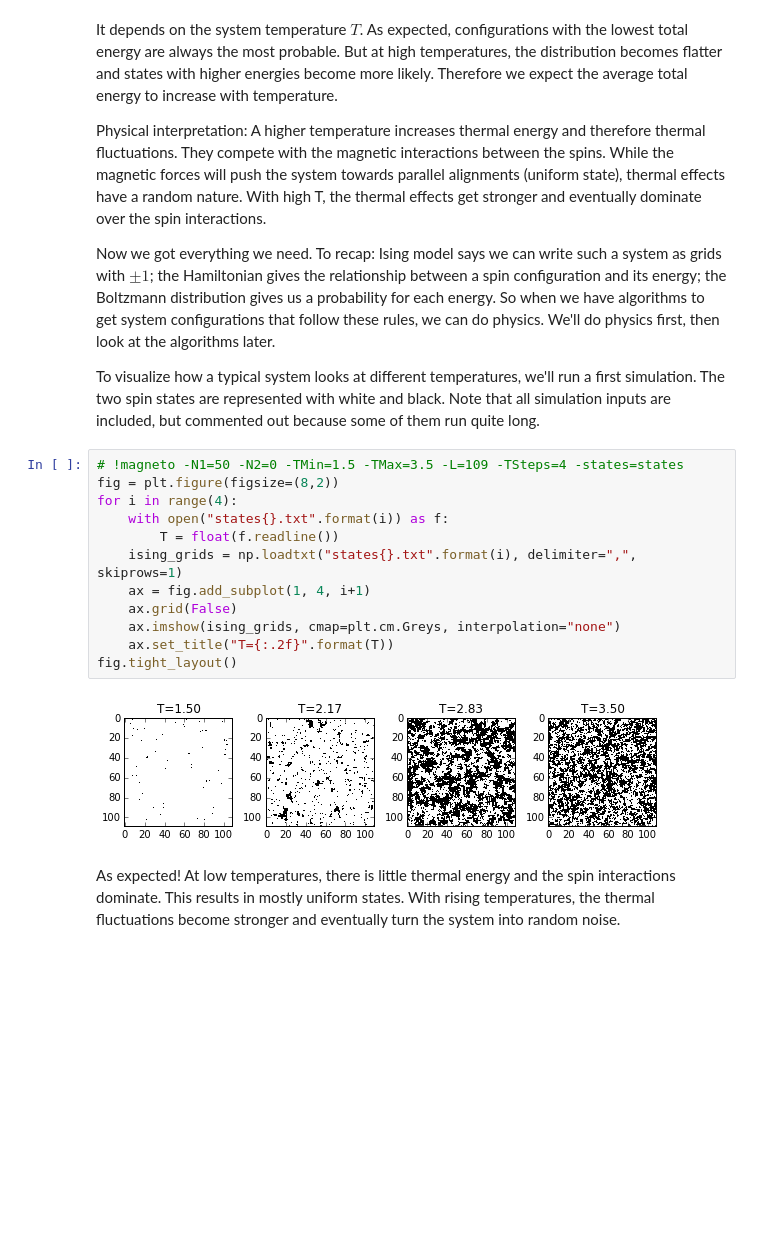
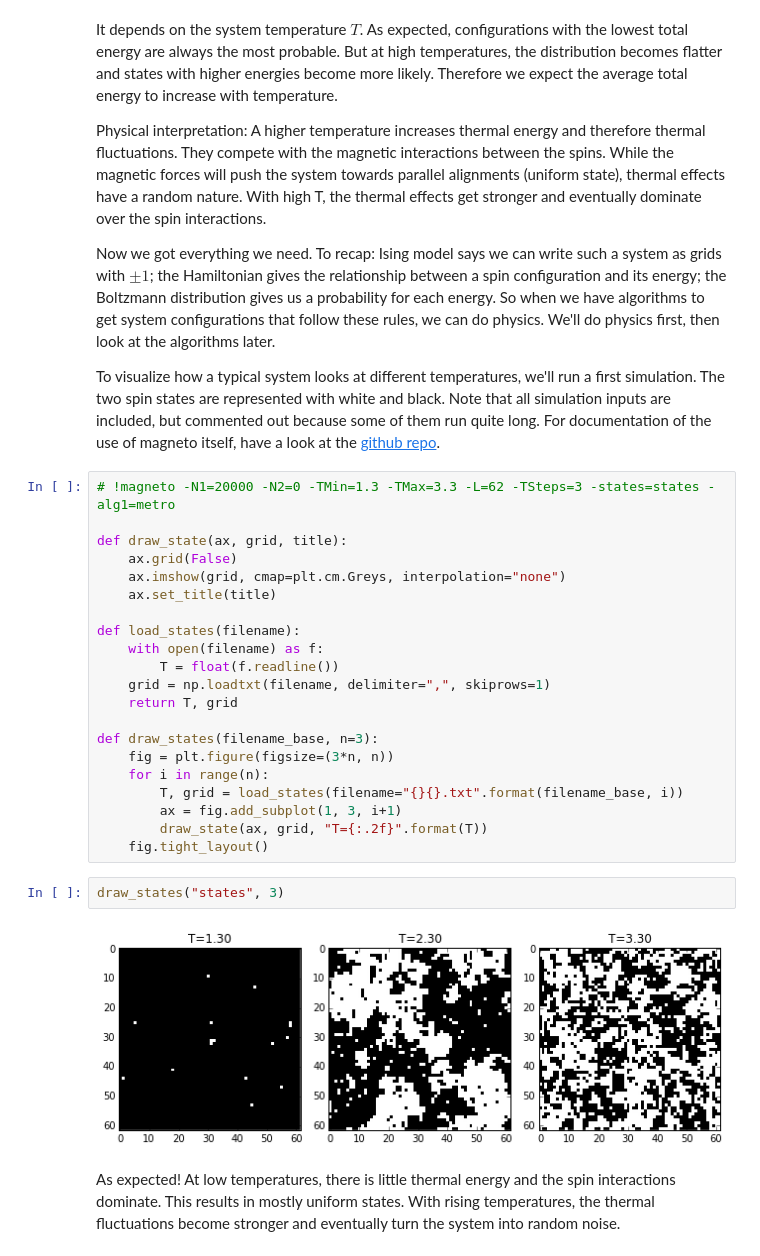
Before and after one commit to s9w/magneto, a Jupyter notebook: physics.ipynb, the cells around one changed output. Drawn from its saved outputs; the diff is of its cells as text; blank space fills up the shorter version.

```diff
--- a/physics.ipynb
+++ b/physics.ipynb
@@ -62,21 +59,32 @@ Physical interpretation: A higher temperature increases thermal energy and there
 
 Now we got everything we need. To recap: Ising model says we can write such a system as grids with $\pm 1$; the Hamiltonian gives the relationship between a spin configuration and its energy; the Boltzmann distribution gives us a probability for each energy. So when we have algorithms to get system configurations that follow these rules, we can do physics. We'll do physics first, then look at the algorithms later.
 
-To visualize how a typical system looks at different temperatures, we'll run a first simulation. The two spin states are represented with white and black. Note that all simulation inputs are included, but commented out because some of them run quite long.
+To visualize how a typical system looks at different temperatures, we'll run a first simulation. The two spin states are represented with white and black. Note that all simulation inputs are included, but commented out because some of them run quite long. For documentation of the use of magneto itself, have a look at the [github repo](https://github.com/s9w/magneto).
-# %%
-# !magneto -N1=50 -N2=0 -TMin=1.5 -TMax=3.5 -L=109 -TSteps=4 -states=states
-fig = plt.figure(figsize=(8,2))
-for i in range(4):
-    with open("states{}.txt".format(i)) as f:
-        T = float(f.readline())
-    ising_grids = np.loadtxt("states{}.txt".format(i), delimiter=",", skiprows=1)
-    ax = fig.add_subplot(1, 4, i+1)
-    ax.grid(False)
-    ax.imshow(ising_grids, cmap=plt.cm.Greys, interpolation="none")
-    ax.set_title("T={:.2f}".format(T))
-fig.tight_layout()
-# %% [output]
-[figure, removed]
+# %%
+# !magneto -N1=20000 -N2=0 -TMin=1.3 -TMax=3.3 -L=62 -TSteps=3 -states=states -alg1=metro
+
+def draw_state(ax, grid, title):
+    ax.grid(False)
+    ax.imshow(grid, cmap=plt.cm.Greys, interpolation="none")
+    ax.set_title(title)
+
+def load_states(filename):
+    with open(filename) as f:
+        T = float(f.readline())
+    grid = np.loadtxt(filename, delimiter=",", skiprows=1)
+    return T, grid
+
+def draw_states(filename_base, n=3):
+    fig = plt.figure(figsize=(3*n, n))
+    for i in range(n):
+        T, grid = load_states(filename="{}{}.txt".format(filename_base, i))
+        ax = fig.add_subplot(1, 3, i+1)
+        draw_state(ax, grid, "T={:.2f}".format(T))
+    fig.tight_layout()
+# %%
+draw_states("states", 3)
+# %% [output]
+[figure, added]
 # %% [markdown]
 As expected! At low temperatures, there is little thermal energy and the spin interactions dominate. This results in mostly uniform states. With rising temperatures, the thermal fluctuations become stronger and eventually turn the system into random noise.
 # %% [markdown]
```
Also changed, not shown: parts of 31 cells of this notebook.
